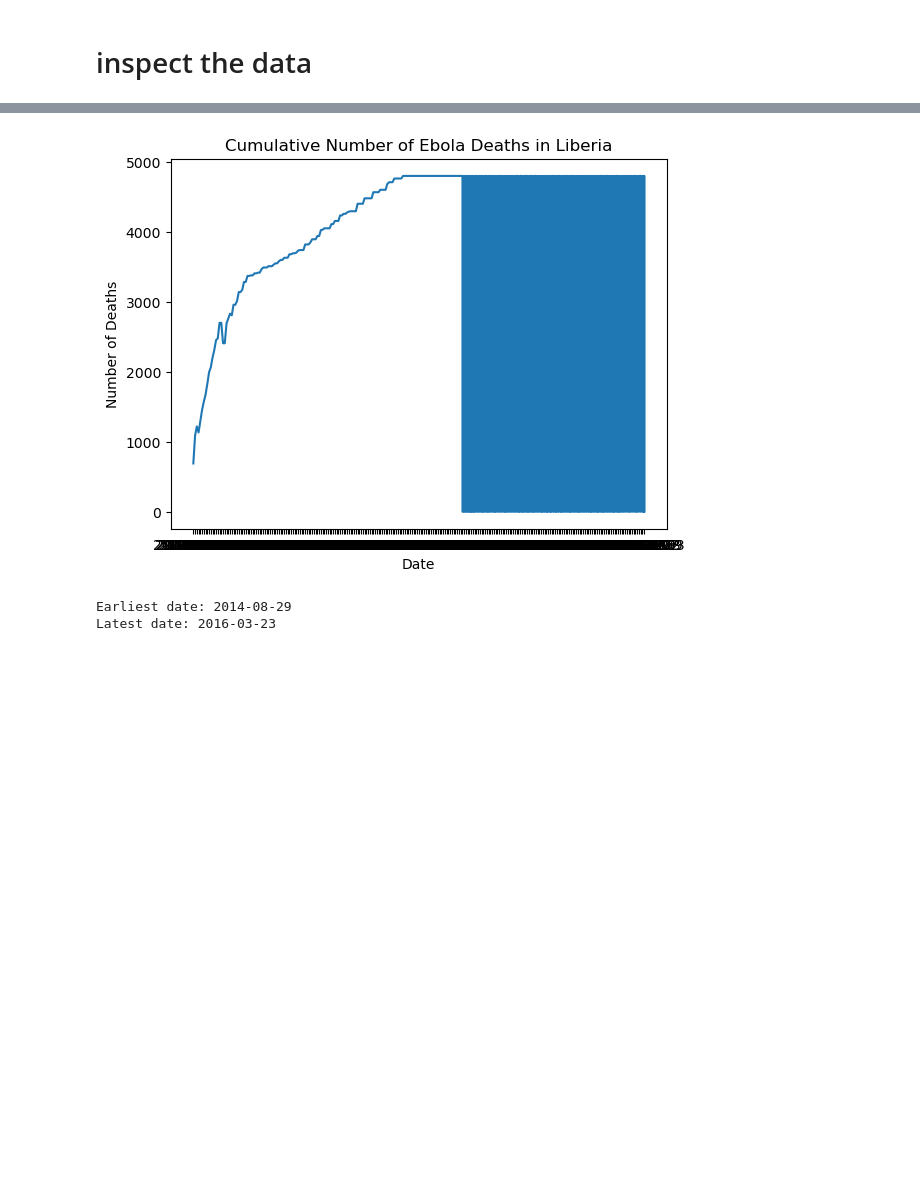
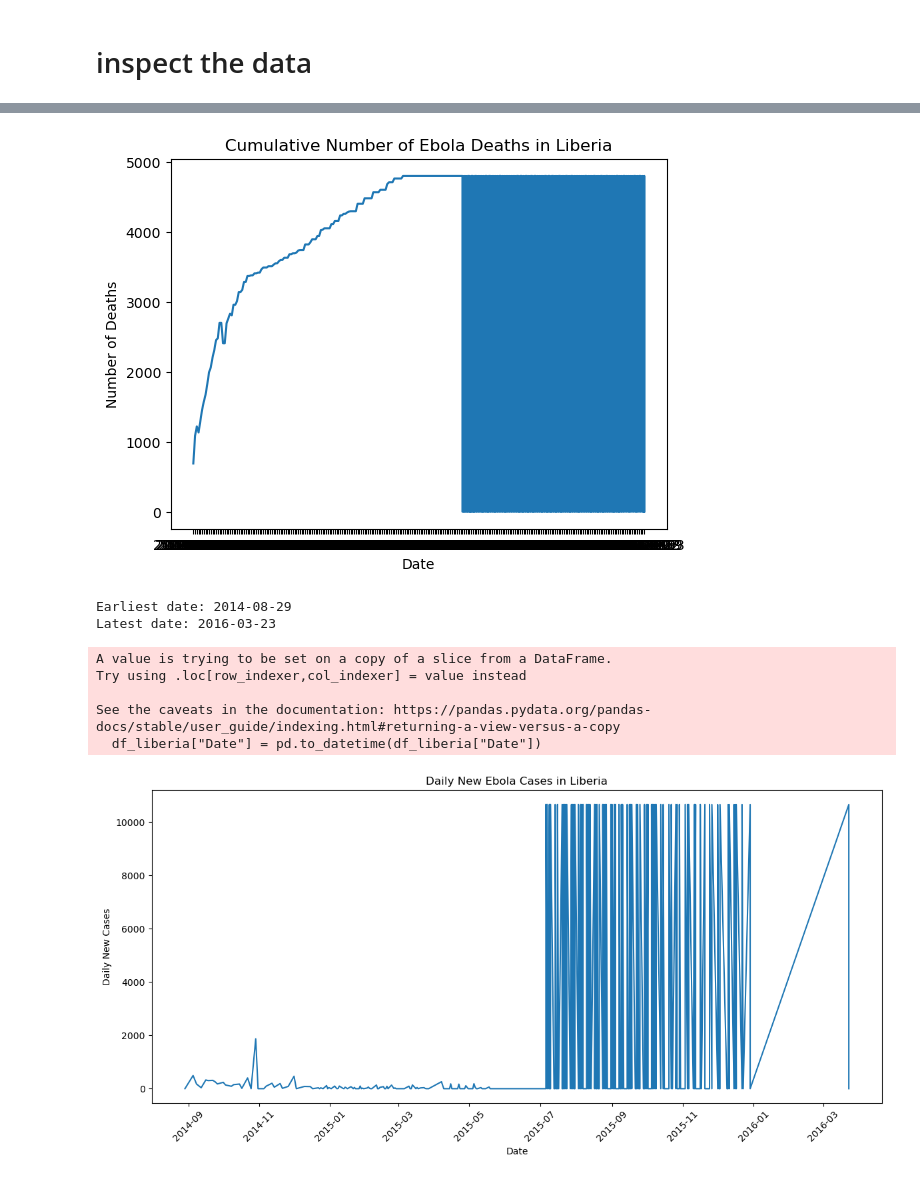
Before and after one commit to brookeb2000/ebola-outbreak-modeling-dashboard, a Jupyter notebook: explore_data.ipynb, the cells around one changed output, grey strips where cells are left out. Cells and saved outputs as stored; diff of their text form; code cells hidden in the pictures; blank space fills up the shorter version.

```diff
--- a/explore_data.ipynb
+++ b/explore_data.ipynb
@@ -30,30 +30,66 @@ plt.plot(df_liberia["Date"], df_liberia["Cumulative no. of confirmed, probable a
 plt.title("Cumulative Number of Ebola Deaths in Liberia")
 plt.xlabel("Date")
 plt.ylabel("Number of Deaths")
 plt.show()
 
 # print the earliest and latest dates in the dataset
 print("Earliest date:", df_liberia["Date"].min())
 print("Latest date:", df_liberia["Date"].max())
+
+# Make sure Date is actually treated as a datetime object
+df_liberia["Date"] = pd.to_datetime(df_liberia["Date"])
+
+# Sort by date so differences are calculated correctly
+df_liberia = df_liberia.sort_values("Date")
+
+# Create daily new cases from cumulative cases
+df_liberia["Daily Cases"] = df_liberia["Cumulative no. of confirmed, probable and suspected cases"].diff()
+
+# Create daily new deaths from cumulative deaths (optional but useful)
+df_liberia["Daily Deaths"] = df_liberia["Cumulative no. of confirmed, probable and suspected deaths"].diff()
+
+# Replace first NaN row (from diff) with 0
+df_liberia["Daily Cases"] = df_liberia["Daily Cases"].fillna(0)
+df_liberia["Daily Deaths"] = df_liberia["Daily Deaths"].fillna(0)
+
+# If any reporting corrections created negative values, set them to 0 for cleaner visualization
+df_liberia["Daily Cases"] = df_liberia["Daily Cases"].clip(lower=0)
+df_liberia["Daily Deaths"] = df_liberia["Daily Deaths"].clip(lower=0)
+
+# Plot daily new cases (bell-shaped epidemic curve)
+plt.figure(figsize=(12,6))
+plt.plot(df_liberia["Date"], df_liberia["Daily Cases"])
+plt.title("Daily New Ebola Cases in Liberia")
+plt.xlabel("Date")
+plt.ylabel("Daily New Cases")
+plt.xticks(rotation=45)
+plt.tight_layout()
+plt.show()
 # %% [output]
 (2485, 4)
         Country        Date  \
 0        Guinea  2014-08-29
 1       Nigeria  2014-08-29
 2  Sierra Leone  2014-08-29
 3       Liberia  2014-08-29
 4  Sierra Leone  2014-09-05
 
    Cumulative no. of confirmed, probable and suspected cases  \
 0                                              648.0
 1                                               19.0
 2                                             1026.0
 ... (26 lines left out)
 6                                              1089.0
 12                                             1224.0
 17                                             1137.0
 23                                             1296.0
 [figure]
 [figure]
 Earliest date: 2014-08-29
 Latest date: 2016-03-23
+A value is trying to be set on a copy of a slice from a DataFrame.
+Try using .loc[row_indexer,col_indexer] = value instead
+
+See the caveats in the documentation: https://pandas.pydata.org/pandas-docs/stable/user_guide/indexing.html#returning-a-view-versus-a-copy
+  df_liberia["Date"] = pd.to_datetime(df_liberia["Date"])
+[figure, added]
```
Also changed, not shown: 1 other file.
